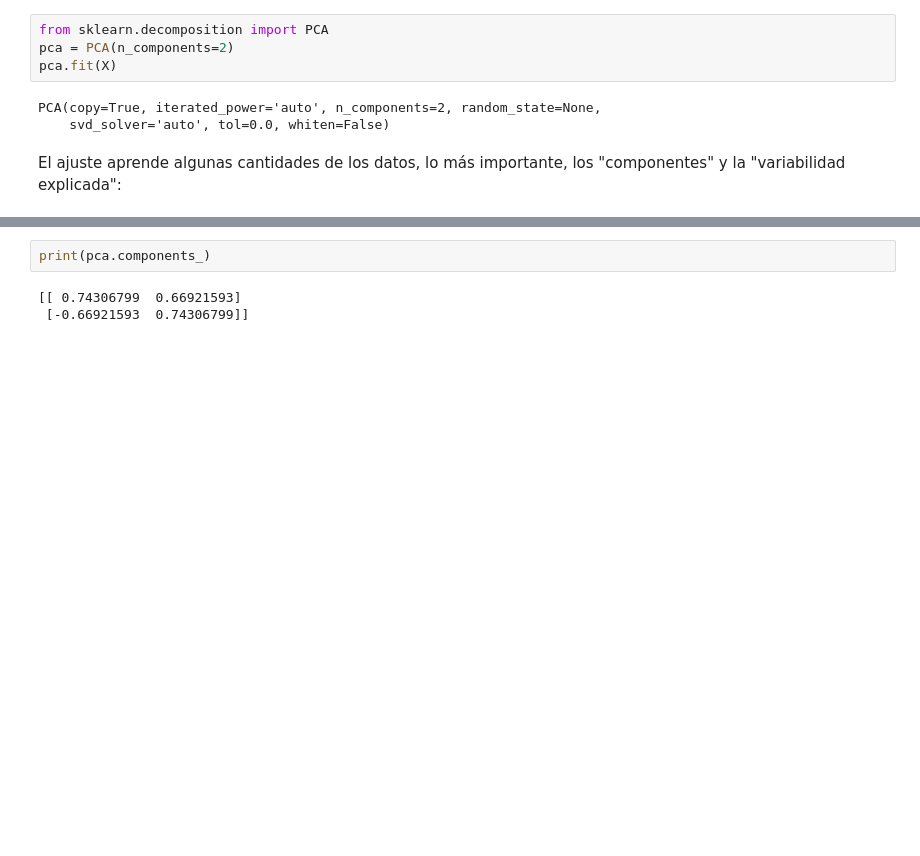
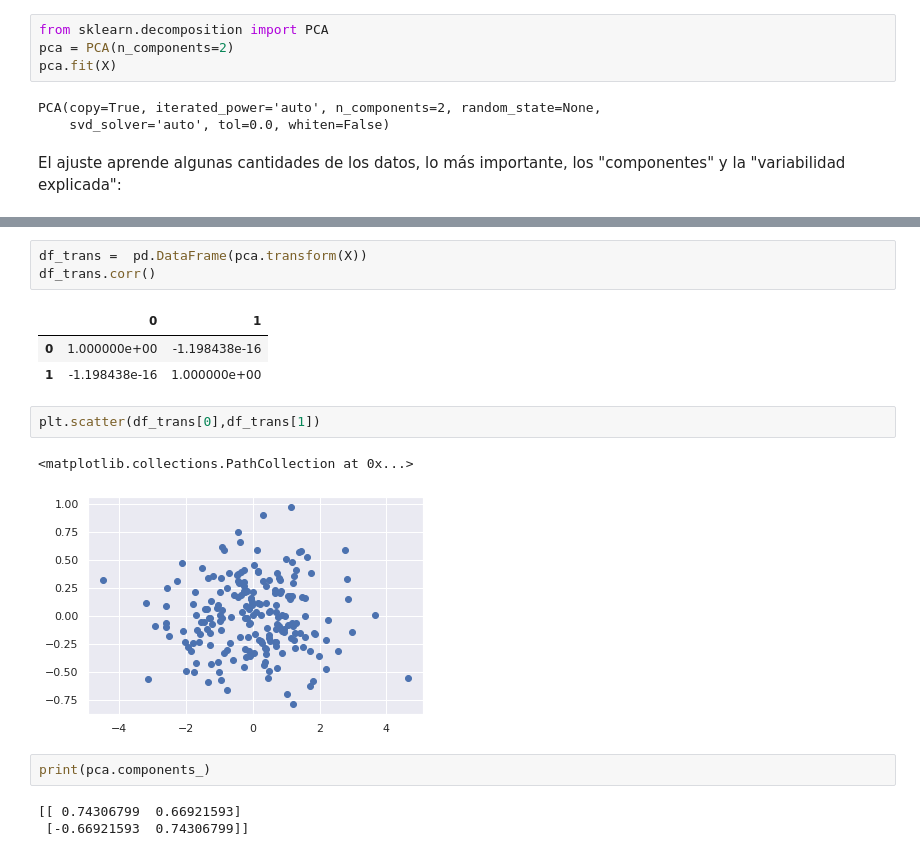
Before and after one commit to lavillegas/Analitica_Predictiva, a Jupyter notebook: UNI_Semana-8_Principal-Component-Analysis.ipynb, the cells around one changed output, grey strips where cells are left out. Cells and saved outputs as stored; diff of their text form; blank space fills up the shorter version.

```diff
--- a/UNI_Semana-8_Principal-Component-Analysis.ipynb
+++ b/UNI_Semana-8_Principal-Component-Analysis.ipynb
@@ -51,3 +79,15 @@ El ajuste aprende algunas cantidades de los datos, lo más importante, los "comp
+# %%
+df_trans =  pd.DataFrame(pca.transform(X))
+df_trans.corr()
+# %% [output]
+|  | 0 | 1 |
+| 0 | 1.000000e+00 | -1.198438e-16 |
+| 1 | -1.198438e-16 | 1.000000e+00 |
+# %%
+plt.scatter(df_trans[0],df_trans[1])
+# %% [output]
+<matplotlib.collections.PathCollection at 0x...>
+[figure, added]
 # %%
 print(pca.components_)
 # %% [output]
```
Also changed, not shown: parts of 5 cells of this notebook.
